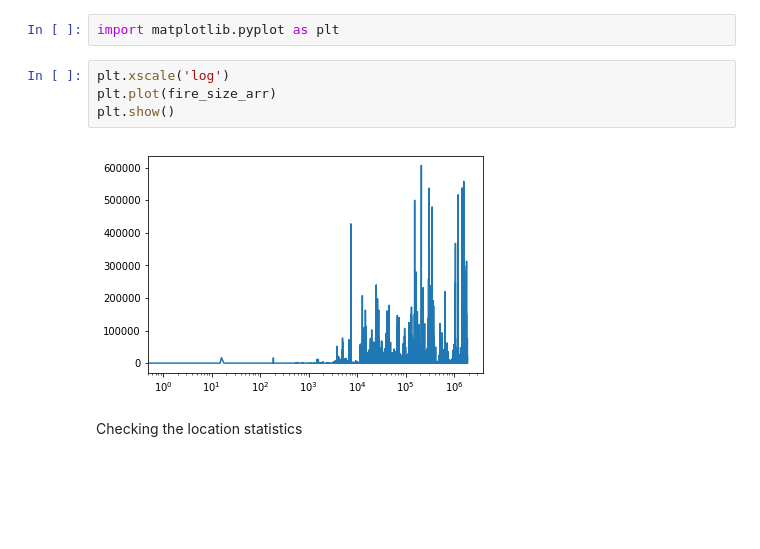
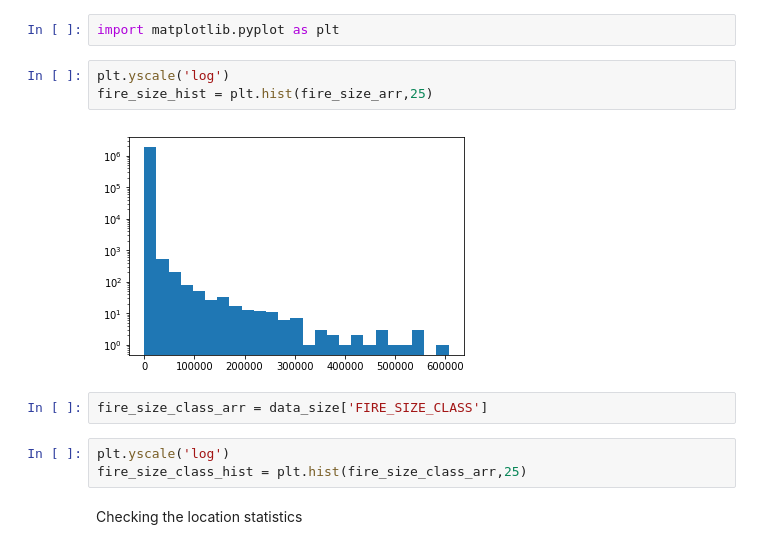
Before and after one commit to adityasant/ECE143_Project, a Jupyter notebook: Local Notebooks/wildfire_datacleaning.ipynb, the cells around one changed output. Drawn from its saved outputs; the diff is of its cells as text; blank space fills up the shorter version.

```diff
--- a/Local Notebooks/wildfire_datacleaning.ipynb
+++ b/Local Notebooks/wildfire_datacleaning.ipynb
@@ -36,11 +59,15 @@ len(fire_size_arr)
 # %%
 import matplotlib.pyplot as plt
 # %%
-plt.xscale('log')
-plt.plot(fire_size_arr)
-plt.show()
+plt.yscale('log')
+fire_size_hist = plt.hist(fire_size_arr,25)
 # %% [output]
-[figure, old version]
+[figure, new version]
+# %%
+fire_size_class_arr = data_size['FIRE_SIZE_CLASS']
+# %%
+plt.yscale('log')
+fire_size_class_hist = plt.hist(fire_size_class_arr,25)
 # %% [markdown]
 Checking the location statistics
 # %%
```
Also changed, not shown: parts of 31 cells of this notebook.
